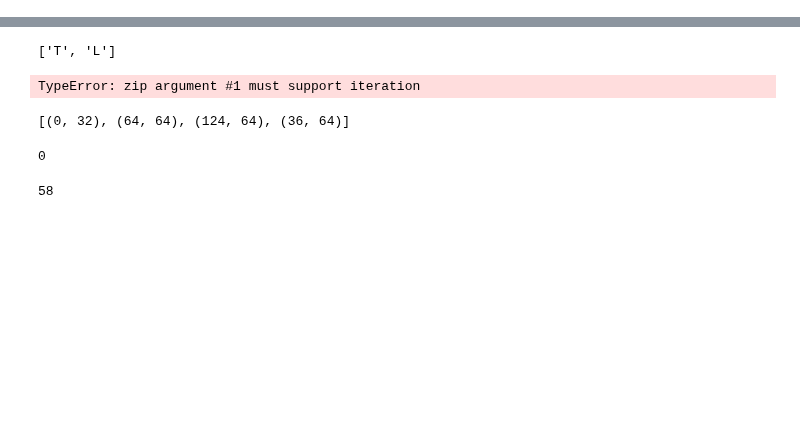
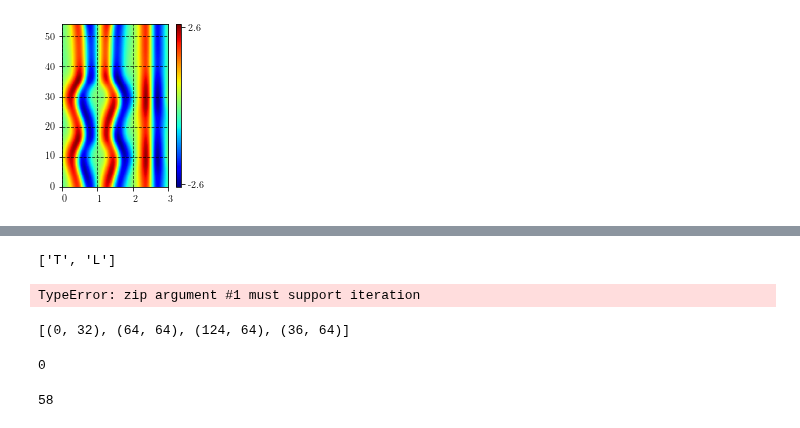
Before and after one commit to chaotic-systems/orbithunter, a Jupyter notebook: notebooks/clipping_demo.ipynb, the cells around one changed output, grey strips where cells are left out. Cells and saved outputs as stored; diff of their text form; code cells hidden in the pictures; blank space fills up the shorter version.

```diff
--- a/notebooks/clipping_demo.ipynb
+++ b/notebooks/clipping_demo.ipynb
@@ -7,0 +21,4 @@ import numpy as np
+# %%
+orbit_.rotate(5 / (2*pi*np.sqrt(2)), axis=1).rotate(3, axis=0).plot()
+# %% [output]
+[figure, added]
```
Also changed, not shown: parts of 25 cells of this notebook, 2 other files.
